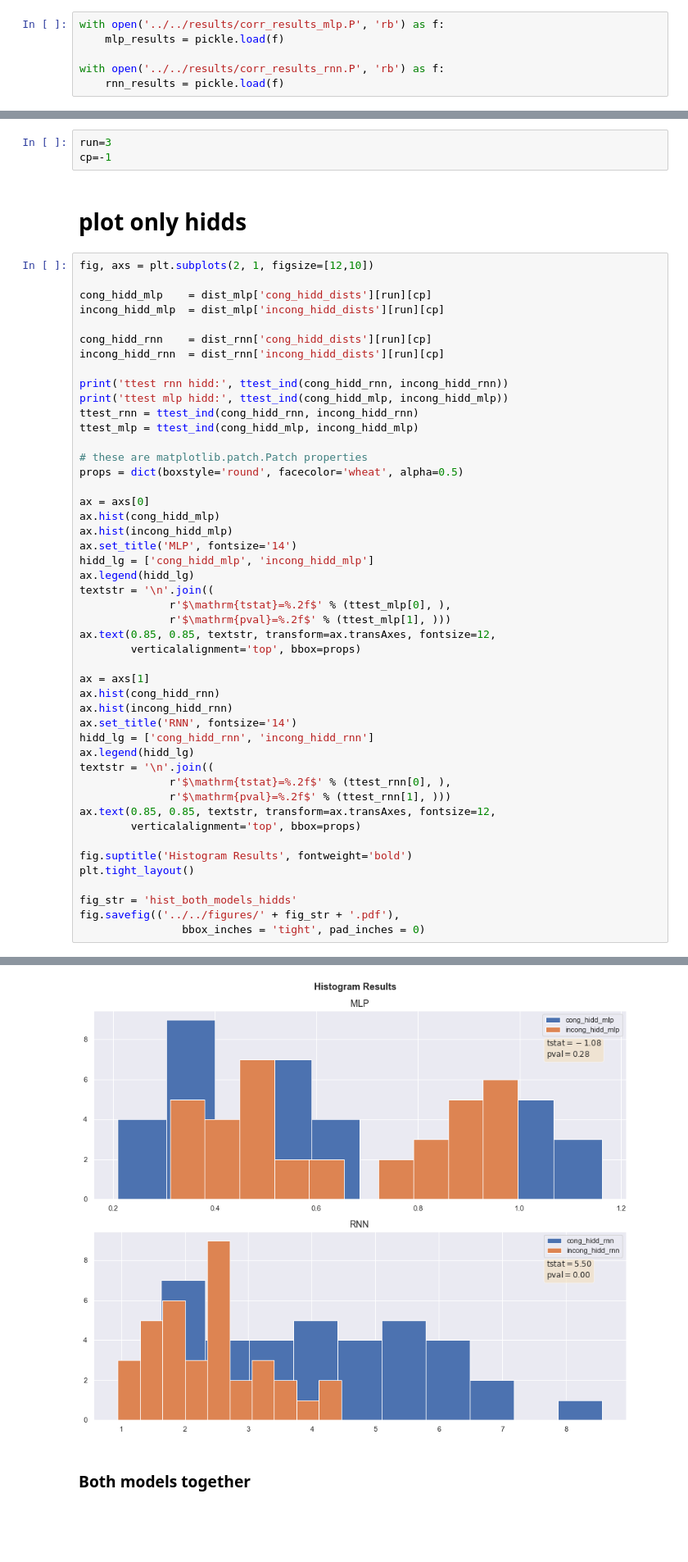
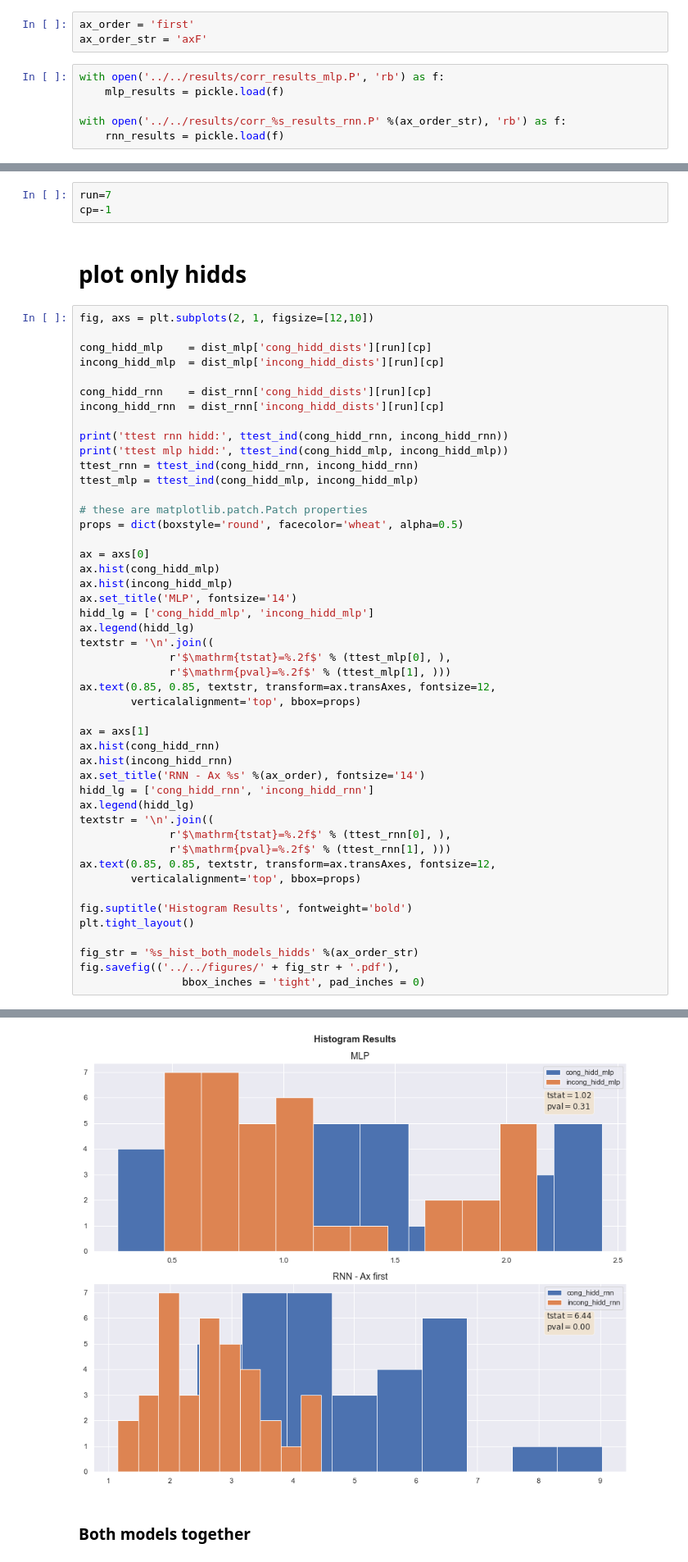
Before and after one commit to MaryZolfaghar/WCSLS, a Jupyter notebook: notebooks/results_hist.ipynb, the cells around one changed output, grey strips where cells are left out. Shown at 82% size. Cells and saved outputs as stored; diff of their text form; blank space fills up the shorter version.

Commit message:
changing the order of the axis as either first or last and added it to args

```diff
--- a/notebooks/results_hist.ipynb
+++ b/notebooks/results_hist.ipynb
@@ -9,17 +9,20 @@ sns.set_theme()
 sns.set_style("darkgrid")
 # sns.set_context("paper")
 # sns.set_context("talk")
+# %%
+ax_order = 'first'
+ax_order_str = 'axF'
 # %%
 with open('../../results/corr_results_mlp.P', 'rb') as f:
     mlp_results = pickle.load(f)
 
-with open('../../results/corr_results_rnn.P', 'rb') as f:
+with open('../../results/corr_%s_results_rnn.P' %(ax_order_str), 'rb') as f:
     rnn_results = pickle.load(f)
 # %%
 dist_mlp = mlp_results['dist_results']
 dist_rnn = rnn_results['dist_results']
 # %%
-run=3
+run=7
 cp=-1
 # %% [markdown]
 # plot only hidds
@@ -55,7 +58,7 @@ ax.text(0.85, 0.85, textstr, transform=ax.transAxes, fontsize=12,
 ax = axs[1]
 ax.hist(cong_hidd_rnn)
 ax.hist(incong_hidd_rnn)
-ax.set_title('RNN', fontsize='14')
+ax.set_title('RNN - Ax %s' %(ax_order), fontsize='14')
 hidd_lg = ['cong_hidd_rnn', 'incong_hidd_rnn']
 ax.legend(hidd_lg)
 textstr = '\n'.join((
@@ -67,7 +70,7 @@ ax.text(0.85, 0.85, textstr, transform=ax.transAxes, fontsize=12,
 fig.suptitle('Histogram Results', fontweight='bold')
 plt.tight_layout()
 
-fig_str = 'hist_both_models_hidds'
+fig_str = '%s_hist_both_models_hidds' %(ax_order_str)
 fig.savefig(('../../figures/' + fig_str + '.pdf'),
                 bbox_inches = 'tight', pad_inches = 0)
 # %% [output]
@@ -76,4 +79,4 @@ ttest mlp hidd: Ttest_indResult(statistic=-1.0822411344336331, pvalue=0.28285948
-[figure, old version]
+[figure, new version]
 # %% [markdown]
 ### Both models together
 # %%
```
Also changed, not shown: parts of 4 cells of this notebook, 13 other files.
